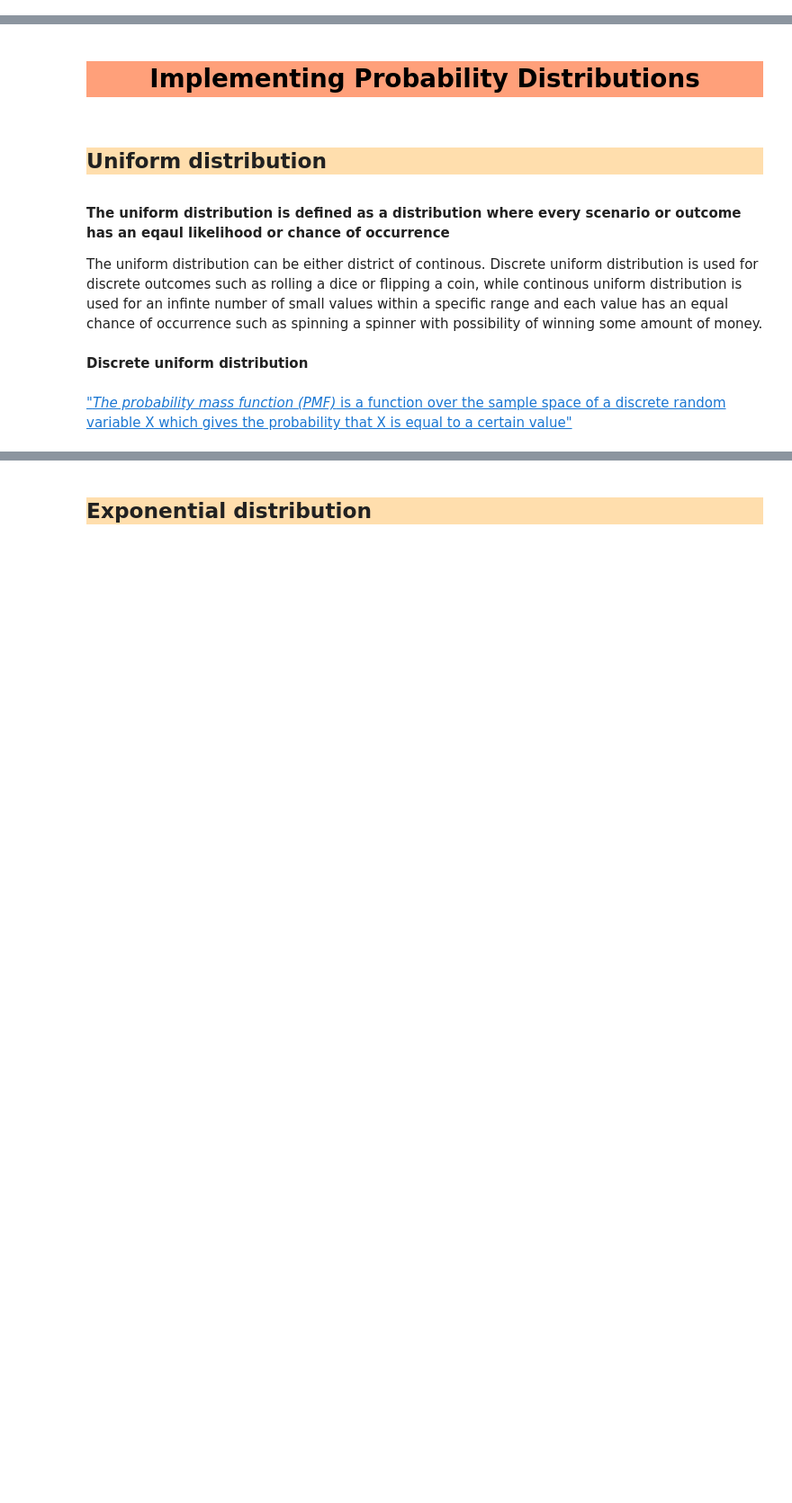
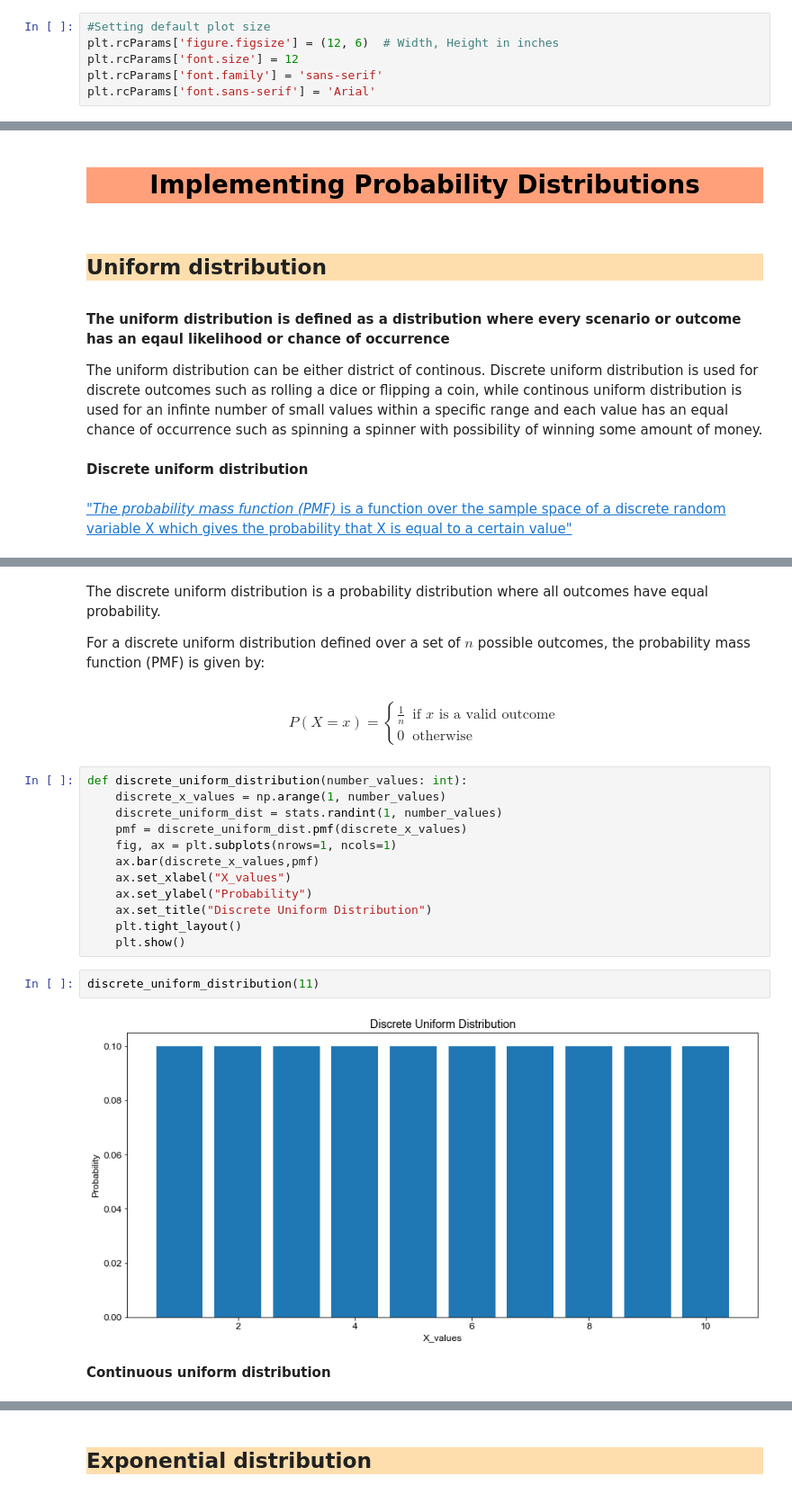
Before and after one commit to shibzr/statistics, a Jupyter notebook: Probability Distribution.ipynb, the cells around one changed output, grey strips where cells are left out. Shown: that part at 90% size. Saved outputs shown, nothing was run; the diff lists cells and outputs as text; blank space fills up the shorter version.

Commit message:
updated Probability Distribution

```diff
--- a/Probability Distribution.ipynb
+++ b/Probability Distribution.ipynb
@@ -48,4 +53,10 @@ import numpy as np
 import matplotlib.pyplot as plt
+# %%
+#Setting default plot size
+plt.rcParams['figure.figsize'] = (12, 6)  # Width, Height in inches
+plt.rcParams['font.size'] = 12
+plt.rcParams['font.family'] = 'sans-serif'
+plt.rcParams['font.sans-serif'] = 'Arial'
 # %% [markdown]
 ---
 # %% [markdown]
@@ -71,0 +153,29 @@ The uniform distribution can be either district of continous. Discrete uniform d
+# %% [markdown]
+The discrete uniform distribution is a probability distribution where all outcomes have equal probability.
+
+For a discrete uniform distribution defined over a set of $n$ possible outcomes, the probability mass function (PMF) is given by:
+# %% [markdown]
+$$
+P(X = x) = \begin{cases}
+\frac{1}{n} & \text{if } x \text{ is a valid outcome} \\
+0 & \text{otherwise}
+\end{cases}
+$$
+# %%
+def discrete_uniform_distribution(number_values: int):
+    discrete_x_values = np.arange(1, number_values)
+    discrete_uniform_dist = stats.randint(1, number_values)
+    pmf = discrete_uniform_dist.pmf(discrete_x_values)
+    fig, ax = plt.subplots(nrows=1, ncols=1)
+    ax.bar(discrete_x_values,pmf)
+    ax.set_xlabel("X_values")
+    ax.set_ylabel("Probability")
+    ax.set_title("Discrete Uniform Distribution")
+    plt.tight_layout()
+    plt.show()
+# %%
+discrete_uniform_distribution(11)
+# %% [output]
+[figure, added]
+# %% [markdown]
+**Continuous uniform distribution**
```
Also changed, not shown: parts of 35 cells of this notebook.
